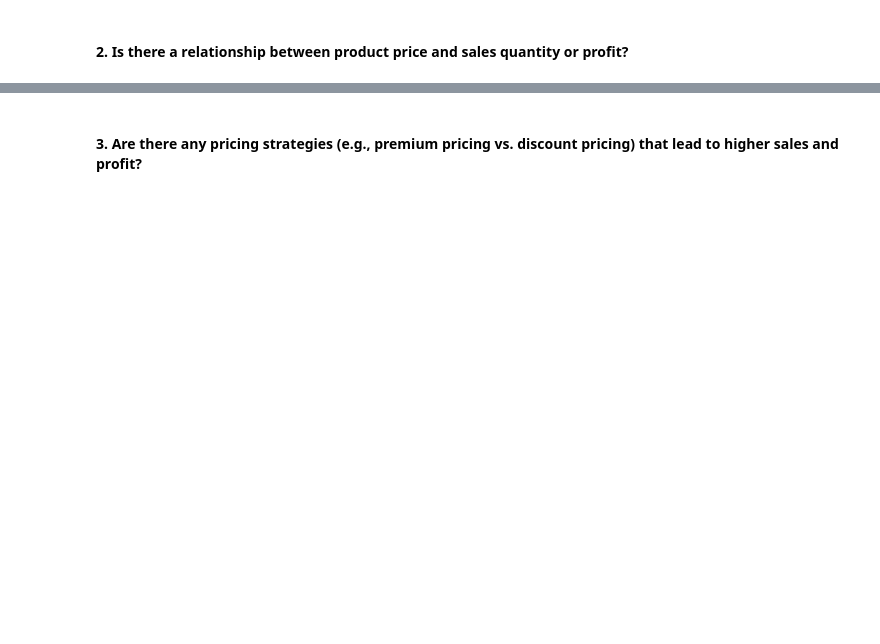
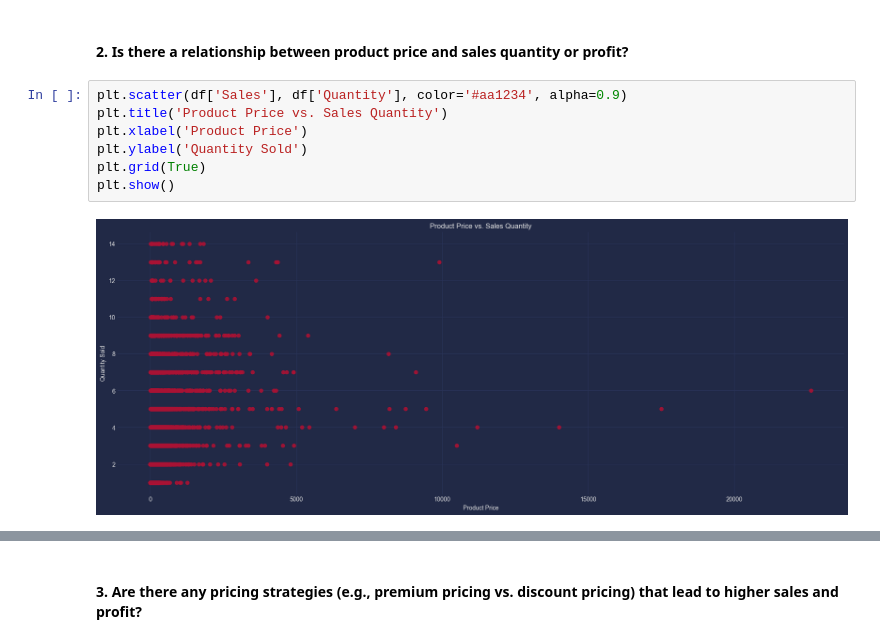
Before and after one commit to MahmoudNamNam/Data-Analysis-Projects, a Jupyter notebook: SuperStore/SuperStore.ipynb, the cells around one changed output, grey strips where cells are left out. Cells and saved outputs as stored; diff of their text form; blank space fills up the shorter version.

```diff
--- a/SuperStore/SuperStore.ipynb
+++ b/SuperStore/SuperStore.ipynb
@@ -1473,2 +1498,11 @@ plt.show()
 # %% [markdown]
 #### 2. Is there a relationship between product price and sales quantity or profit?
+# %%
+plt.scatter(df['Sales'], df['Quantity'], color='#aa1234', alpha=0.9)
+plt.title('Product Price vs. Sales Quantity')
+plt.xlabel('Product Price')
+plt.ylabel('Quantity Sold')
+plt.grid(True)
+plt.show()
+# %% [output]
+[figure, added]
```
Also changed, not shown: parts of 7 cells of this notebook.
